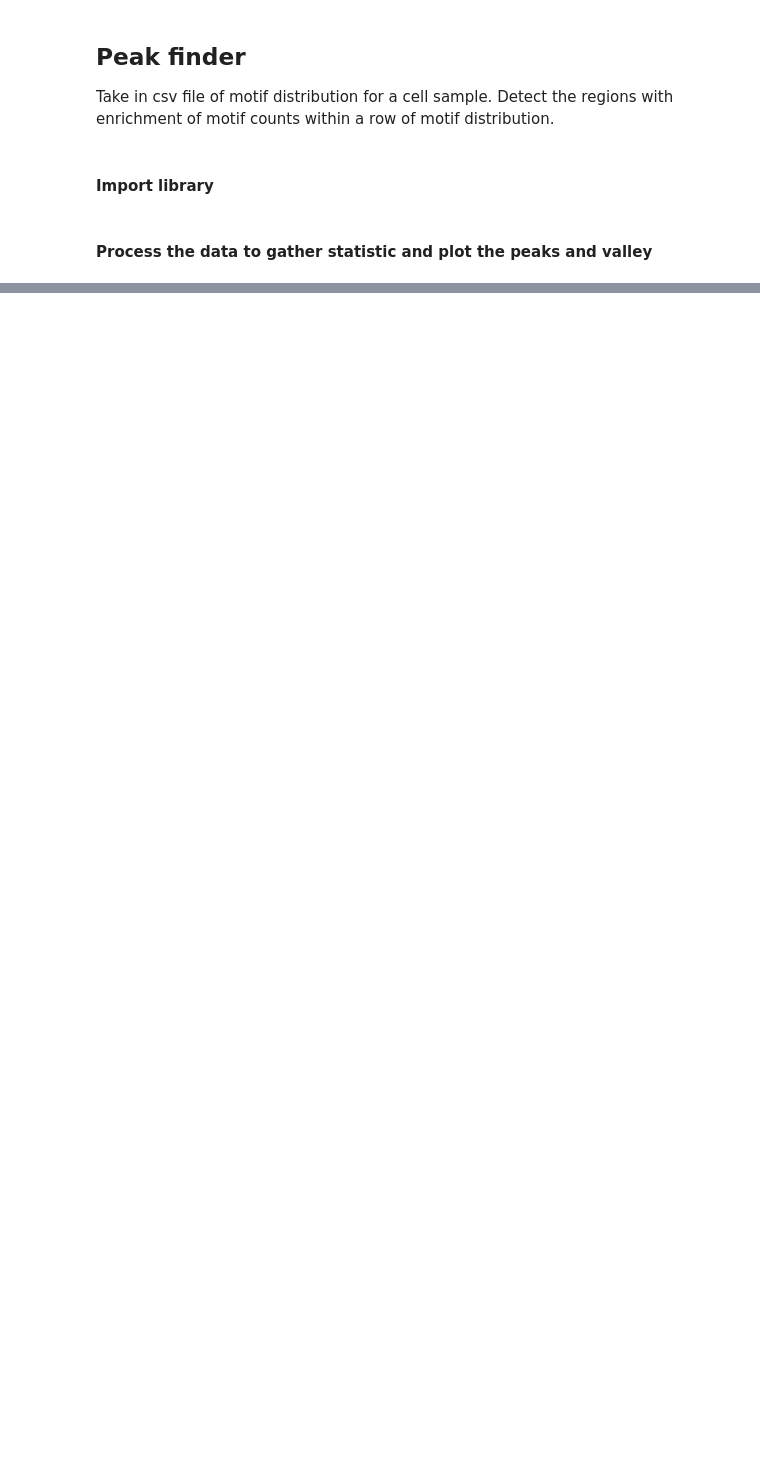
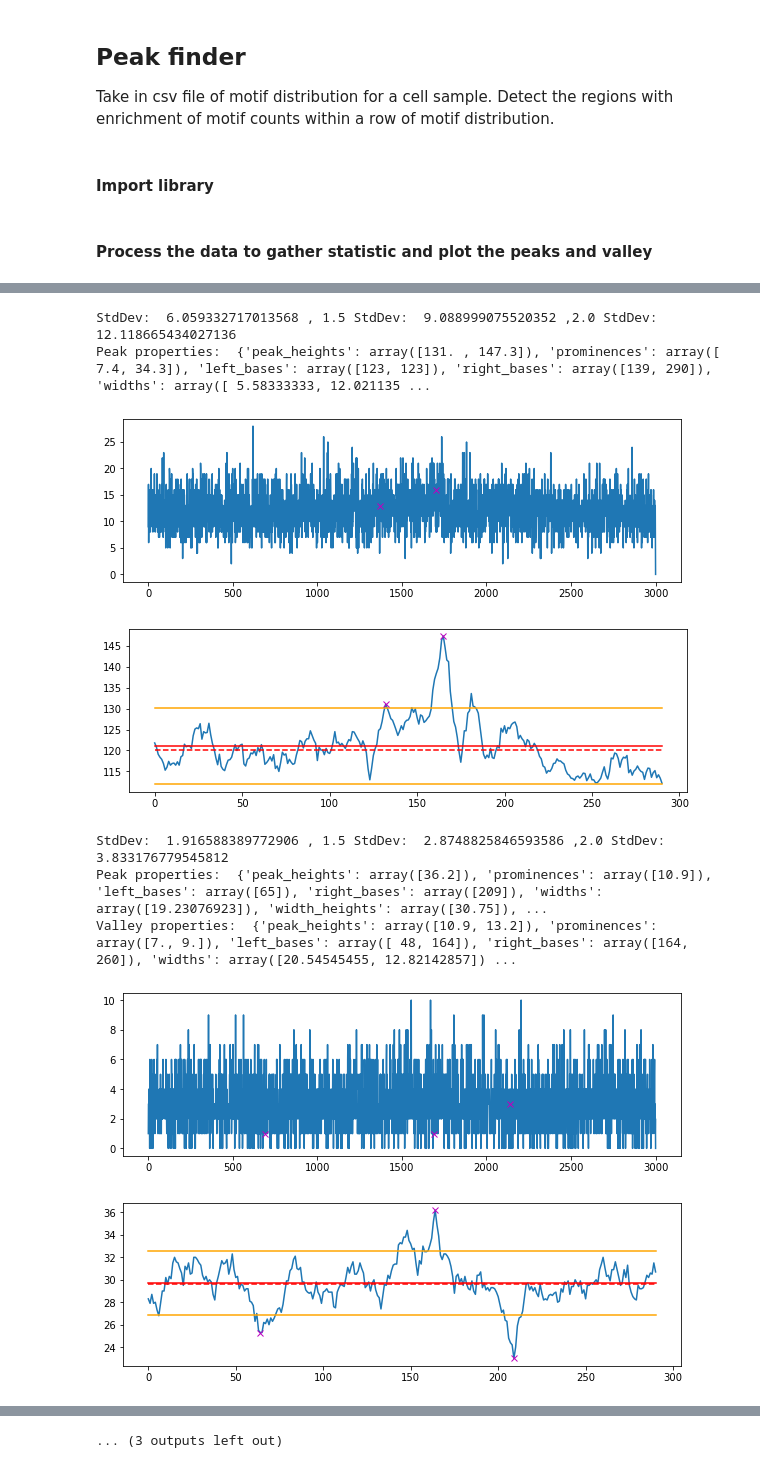
Before and after one commit to jessicatwes/peak-finder, a Jupyter notebook: peak_finder.ipynb, the cells around one changed output, grey strips where cells are left out. Cells and saved outputs as stored; diff of their text form; code cells hidden in the pictures; blank space fills up the shorter version.

```diff
--- a/peak_finder.ipynb
+++ b/peak_finder.ipynb
@@ -11,11 +14,12 @@ from pf_lib import find_peaks_and_or_valleys, plot_raw_data, plot_peaks_and_vall
 #### Process the data to gather statistic and plot the peaks and valley
 # %%
 def read_mds_file(file_name):
-    """Read a MD file that uses Joey's MD file format"""
+    """ Read a MD file that uses Joey's MD file format
+    """
 
     raw_data = []
     with open(file_name, newline='') as csvfile:
-        csv_reader= csv.reader(csvfile, delimiter=',')
+        csv_reader = csv.reader(csvfile, delimiter=',')
         next(csv_reader)
         for row in csv_reader:
             raw_row = [int(value) for value in row[1:]]
@@ -63,3 +69,34 @@ Peak properties:  {'peak_heights': array([24.6, 23.4]), 'prominences': array([22
 [figure]
 [figure]
 ... (78 outputs left out)
+# %%
+#### New MDS
+# TODO config
+file_name = 'SRR574824_new_md_table.csv'
+reduce_size = 10
+smooth_size = 10
+
+raw_data = read_mds_file(file_name)
+
+for raw_row in raw_data:
+    reduced_row, peaks, valleys, peak_properties, valley_properties = find_peaks_and_or_valleys(raw_row, reduce_size, smooth_size)
+    peaks_bp = []
+    for old_loc in peaks:
+        new_loc = (old_loc + int(smooth_size/2))*reduce_size
+        peaks_bp.append(new_loc)
+    valleys_bp =[]
+    for old_loc in valleys:
+        new_loc = (old_loc + int(smooth_size/2))*reduce_size
+        valleys_bp.append(new_loc)
+    plot_raw_data(raw_row, peaks_bp, valleys_bp)
+    plot_peaks_and_valleys(reduced_row, peaks, valleys)
+# %% [output]
+StdDev:  6.059332717013568 , 1.5 StdDev:  9.088999075520352 ,2.0 StdDev:  12.118665434027136
+Peak properties:  {'peak_heights': array([131. , 147.3]), 'prominences': array([ 7.4, 34.3]), 'left_bases': array([123, 123]), 'right_bases': array([139, 290]), 'widths': array([ 5.58333333, 12.021135 ...
+[figure, added]
+[figure, added]
+StdDev:  1.916588389772906 , 1.5 StdDev:  2.8748825846593586 ,2.0 StdDev:  3.833176779545812
+Peak properties:  {'peak_heights': array([36.2]), 'prominences': array([10.9]), 'left_bases': array([65]), 'right_bases': array([209]), 'widths': array([19.23076923]), 'width_heights': array([30.75]), ...
+Valley properties:  {'peak_heights': array([10.9, 13.2]), 'prominences': array([7., 9.]), 'left_bases': array([ 48, 164]), 'right_bases': array([164, 260]), 'widths': array([20.54545455, 12.82142857]) ...
+[figure, added]
+[figure, added]
@@ -65,0 +113 @@ Peak properties:  {'peak_heights': array([24.6, 23.4]), 'prominences': array([22
+... (3 outputs left out)
```
Also changed, not shown: parts of 4 cells of this notebook.
